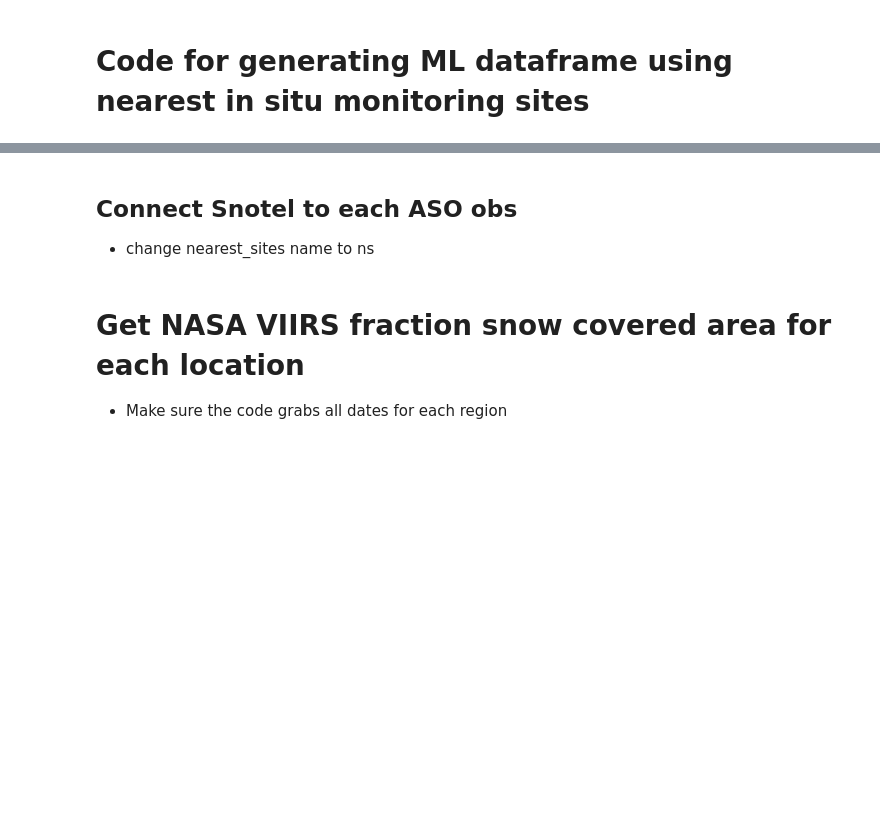
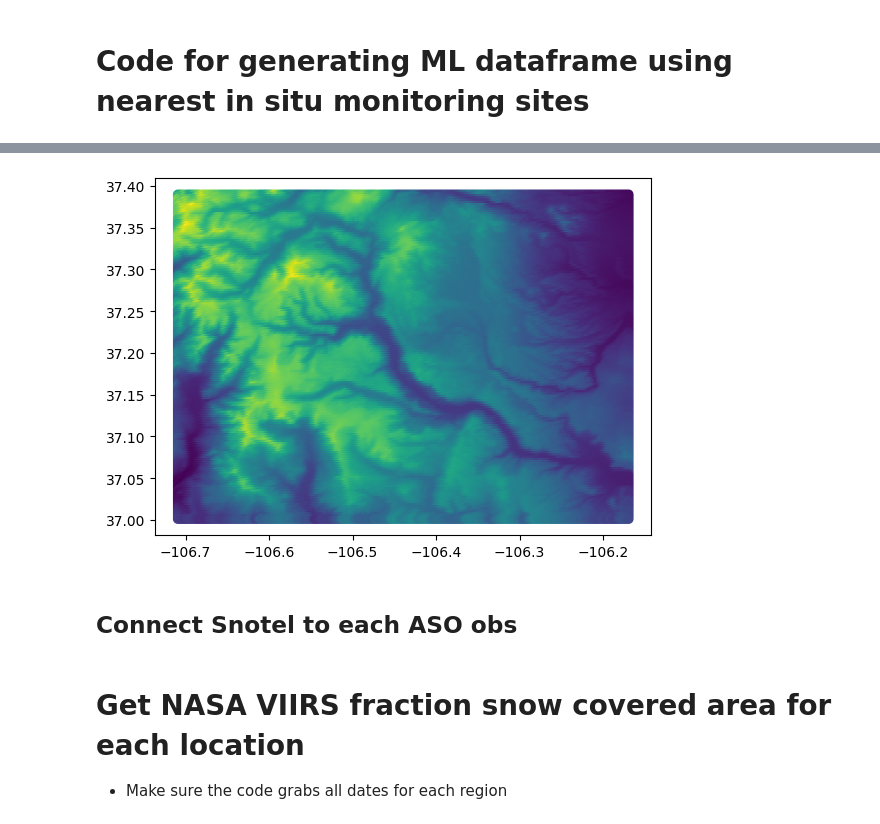
Before and after one commit to whitelightning450/SWEMLv2.0, a Jupyter notebook: Dataprocessing/DataProcessing_PipelineModularized.ipynb, the cells around one changed output, grey strips where cells are left out. Drawn from its saved outputs; the diff is of its cells as text; code cells hidden in the pictures; blank space fills up the shorter version.

```diff
--- a/Dataprocessing/DataProcessing_PipelineModularized.ipynb
+++ b/Dataprocessing/DataProcessing_PipelineModularized.ipynb
@@ -94,7 +187,26 @@ for region in region_list:
+# %%
+trainfile = pd.read_parquet(f"{dfpath}/{training_cat}/{fSCA}/Sturm_Season_Precip_VIIRS_GeoObsDF_20150406.parquet")
+# %%
+import matplotlib.pyplot as plt
+import geopandas as gpd
+
+from mpl_toolkits.axes_grid1 import make_axes_locatable
+
+def SpatialAnalysis(EvalDF):
+    #Convert to a geopandas DF
+    Pred_Geo = gpd.GeoDataFrame(EvalDF, geometry = gpd.points_from_xy(EvalDF.cen_lon, EvalDF.cen_lat))
+
+    Pred_Geo.plot(column='Elevation_m',
+                  legend=False,
+                )
+
+SpatialAnalysis(trainfile)
+# %%
+SpatialAnalysis(trainfile)
+# %% [output]
+[figure, added]
 # %% [markdown]
 ## Connect Snotel to each ASO obs
-
-- change nearest_sites name to ns
 # %%
 import Obs_to_DF
 output_res = 300
```
Also changed, not shown: parts of 5 cells of this notebook, 10 other files.
